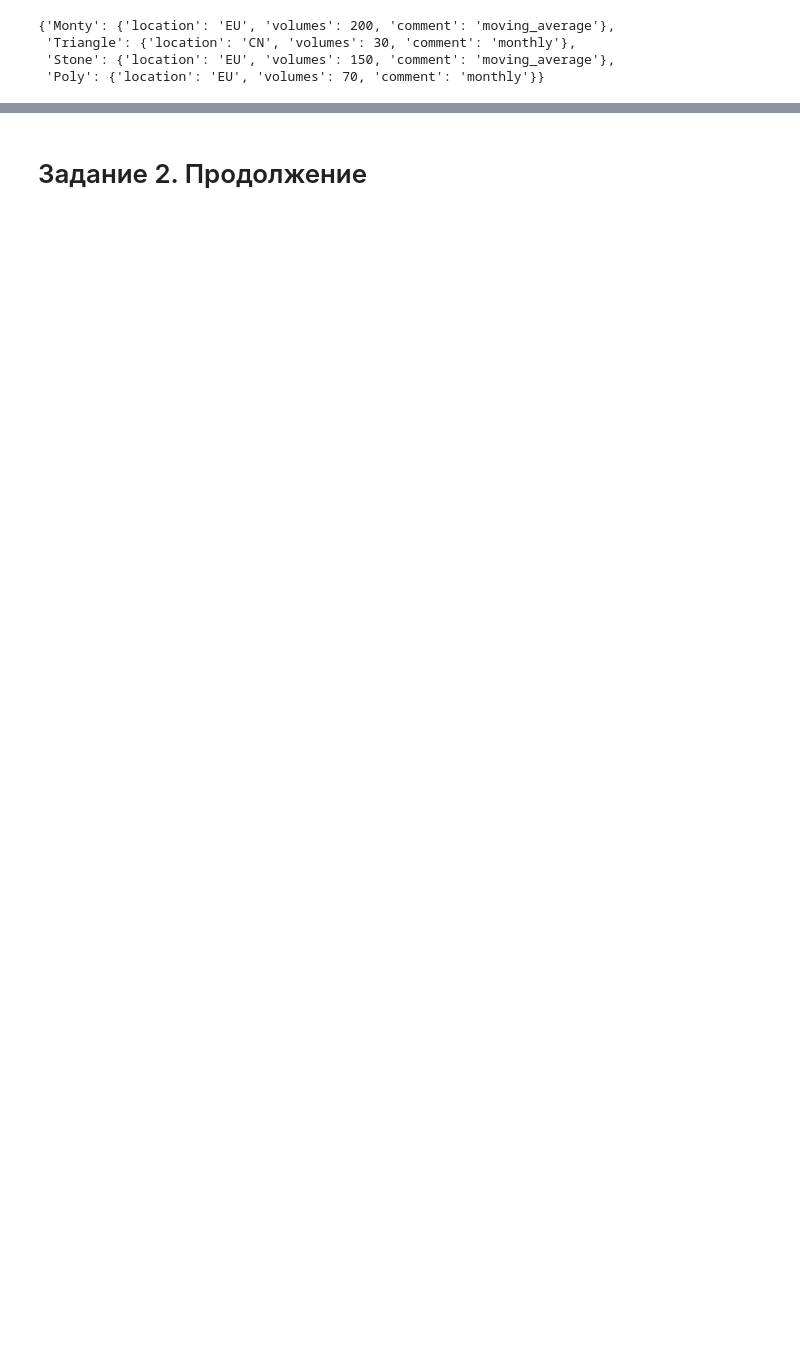
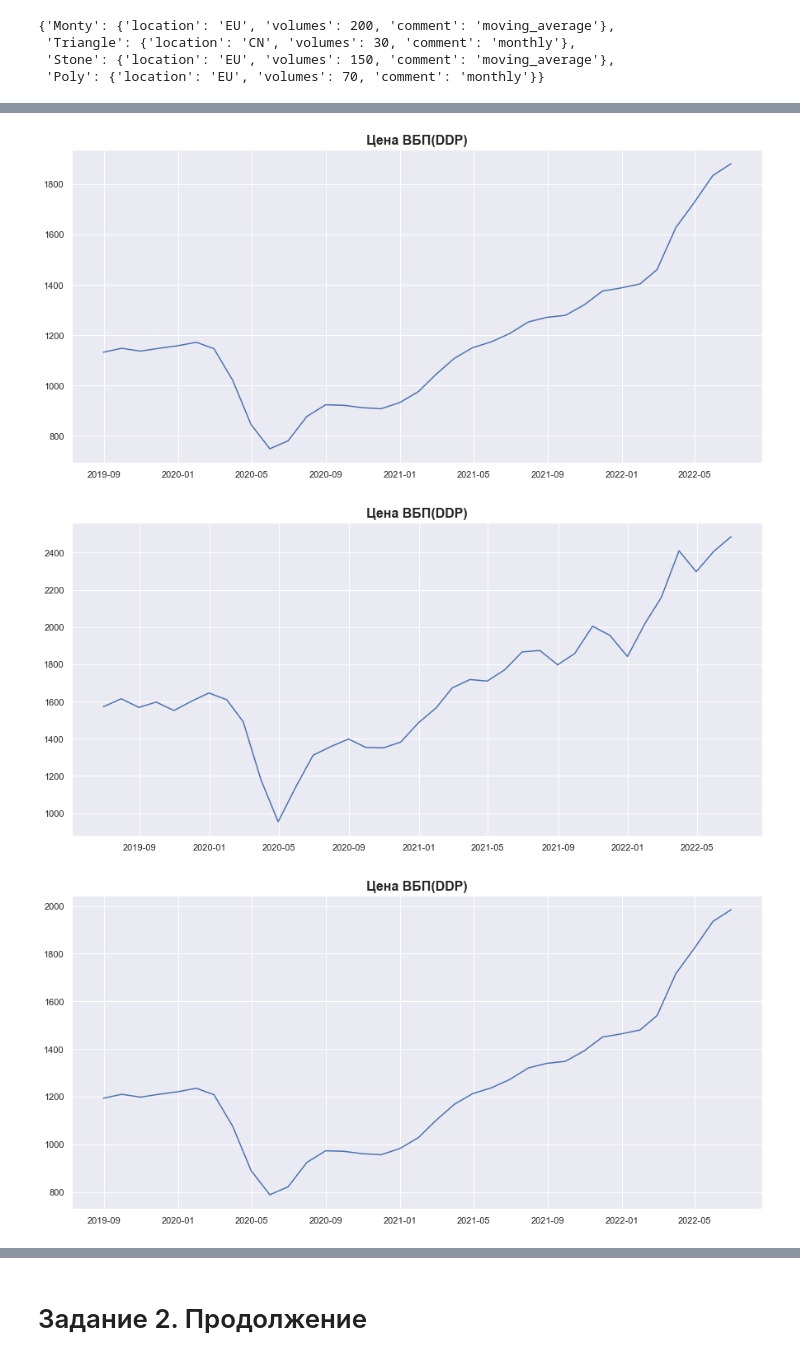
Before and after one commit to zakonreal/111, a Jupyter notebook: Lesson3/hometask/MagicWhitePowder.ipynb, the cells around one changed output, grey strips where cells are left out. Cells and saved outputs as stored; diff of their text form; code cells hidden in the pictures; blank space fills up the shorter version.

```diff
--- a/Lesson3/hometask/MagicWhitePowder.ipynb
+++ b/Lesson3/hometask/MagicWhitePowder.ipynb
@@ -218,0 +192,59 @@ for client ,v in customers.items():
+# %%
+# Создаем директорию для ценовых предложений клиентам
+price_proposals_path = 'client_wbp_price_proposals'
+if not os.path.exists(price_proposals_path):
+    os.mkdir(price_proposals_path)
+# %%
+# Создаем отдельный файл для каждого из клиентов
+for client, v in customers.items():
+    client_proposal_file_path = os.path.join(price_proposals_path, f'{client}_mwp_price_proposal.xlsx')
+    location = v.get('location')
+    disc = 0.0
+    if v.get('location') == "EU":
+        fl = 0
+        for k_lim, discount_share in discounts.items():
+            if v.get('volumes') > k_lim:
+                continue
+            else:
+                disc = discount_share
+                fl = 1
+                break
+        if fl == 0 :
+            disc = discounts.get(max(discounts.keys()))
+
+        if v.get('comment') == 'monthly':
+            client_price = main_df['MWP_PRICE_EUR_EU'] * (1-disc) + EU_LOGISTIC_COST_EUR
+        elif v.get('comment') == 'moving_average':
+            client_price = main_df['MWP_PRICE_EUR_EU_MA'] * (1-disc) + EU_LOGISTIC_COST_EUR
+
+    elif v.get('location') == 'CN':
+        fl = 0
+        for k_lim, discount_share in discounts.items():
+            if v.get('volumes') > k_lim:
+                continue
+            else:
+                disc = discount_share
+                fl = 1
+                break
+        if fl == 0 :
+            disc = discounts.get(max(discounts.keys()))
+
+        client_price = main_df['MWP_PRICE_USD_CN'] * (1-disc) + CN_LOGISTIC_COST_USD
+    with pd.ExcelWriter(client_proposal_file_path, engine='xlsxwriter') as writer:
+        client_price.to_excel(writer, sheet_name='price_proposal')
+        # Добавляем график с ценой
+        plot_path = f'{client}_wbp.png'
+        plt.title('Цена ВБП(DDP)', fontsize=16, fontweight='bold')
+        plt.plot(client_price)
+        plt.savefig(plot_path)
+        plt.show()
+        worksheet = writer.sheets['price_proposal']
+        worksheet.insert_image('C2',plot_path)
+
+for k,v in customers.items():
+    if os.path.exists(f"{k}_wbp.png"):
+        os.remove(f"{k}_wbp.png")
+# %% [output]
+[figure, added]
+[figure, added]
+[figure, added]
```
Also changed, not shown: parts of 29 cells of this notebook, 15 other files.
